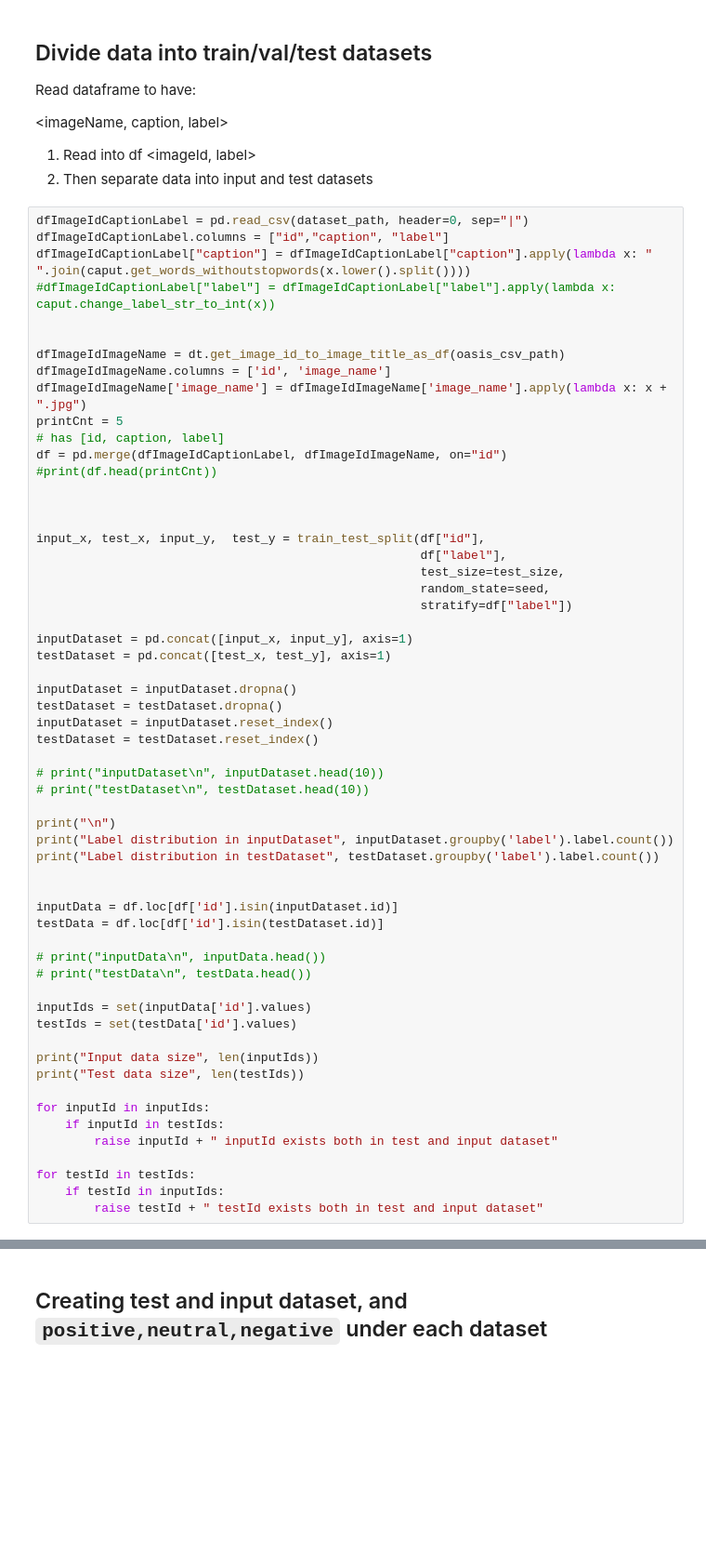
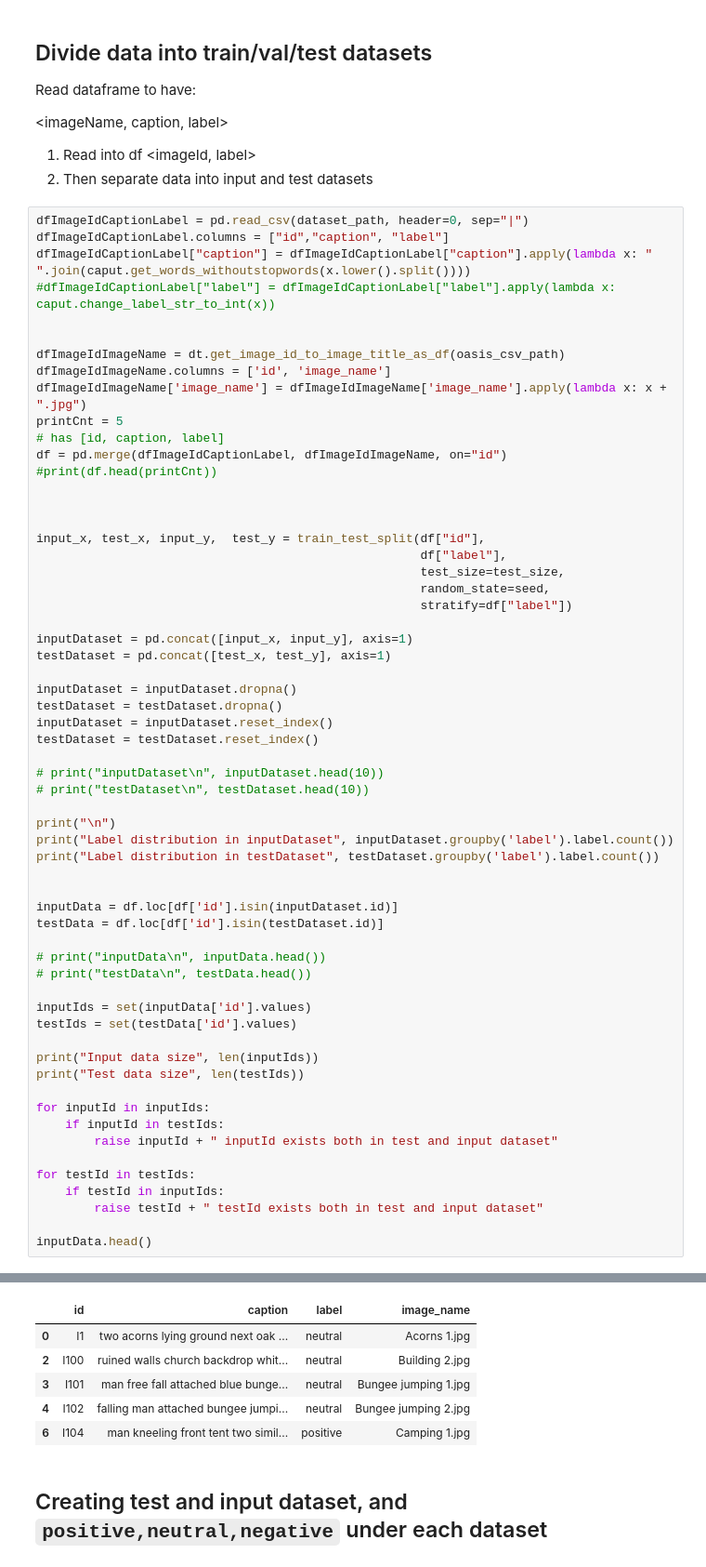
Before and after one commit to elkhand/human-emotions-classifier, a Jupyter notebook: Final - Joint training Image & Caption .ipynb, the cells around one changed output, grey strips where cells are left out. Shown: that part at 93% size. Cells and saved outputs as stored; diff of their text form; blank space fills up the shorter version.

```diff
--- a/Final - Joint training Image & Caption .ipynb
+++ b/Final - Joint training Image & Caption .ipynb
@@ -273,33 +274,41 @@ testData = df.loc[df['id'].isin(testDataset.id)]
 
 # print("inputData\n", inputData.head())
 # print("testData\n", testData.head())
 
 inputIds = set(inputData['id'].values)
 testIds = set(testData['id'].values)
 
 print("Input data size", len(inputIds))
 print("Test data size", len(testIds))
 
 for inputId in inputIds:
     if inputId in testIds:
         raise inputId + " inputId exists both in test and input dataset"
 
 for testId in testIds:
     if testId in inputIds:
         raise testId + " testId exists both in test and input dataset"
+
+inputData.head()
 # %% [output]
 Label distribution in inputDataset label
 negative    147
 neutral     378
 positive    285
 Name: label, dtype: int64
 Label distribution in testDataset label
 negative    16
 neutral     42
 positive    32
 Name: label, dtype: int64
 Input data size 810
 Test data size 90
+|  | id | caption | label | image_name |
+| 0 | I1 | two acorns lying ground next oak ... | neutral | Acorns 1.jpg |
+| 2 | I100 | ruined walls church backdrop whit... | neutral | Building 2.jpg |
+| 3 | I101 | man free fall attached blue bunge... | neutral | Bungee jumping 1.jpg |
+| 4 | I102 | falling man attached bungee jumpi... | neutral | Bungee jumping 2.jpg |
+| 6 | I104 | man kneeling front tent two simil... | positive | Camping 1.jpg |
 # %% [markdown]
 ## Creating test and input dataset, and `positive,neutral,negative` under each dataset
 # %%
```
Also changed, not shown: parts of 7 cells of this notebook, 1 other file.
